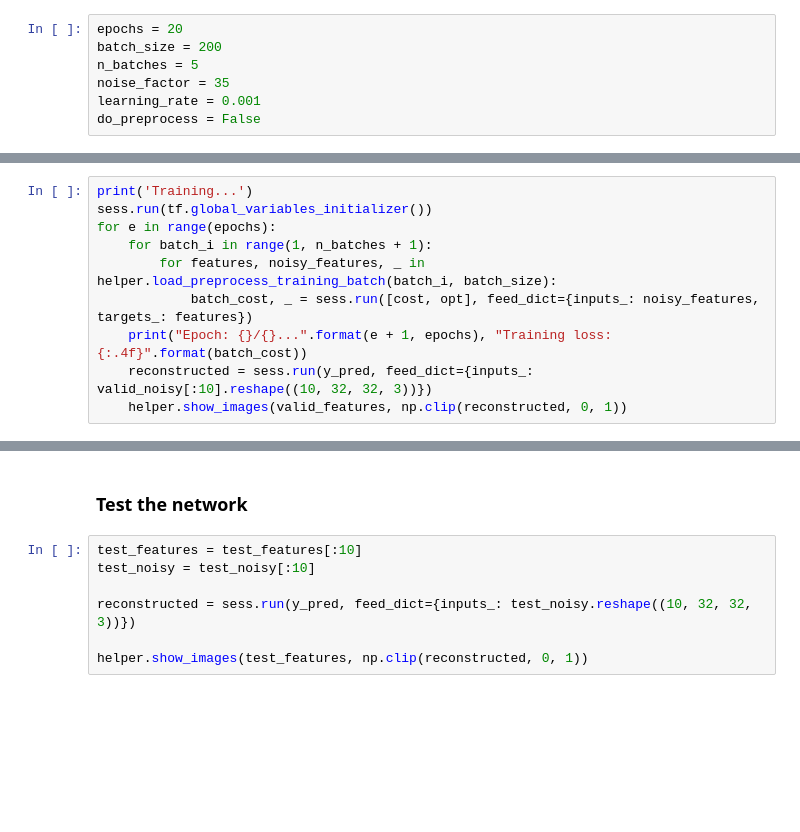
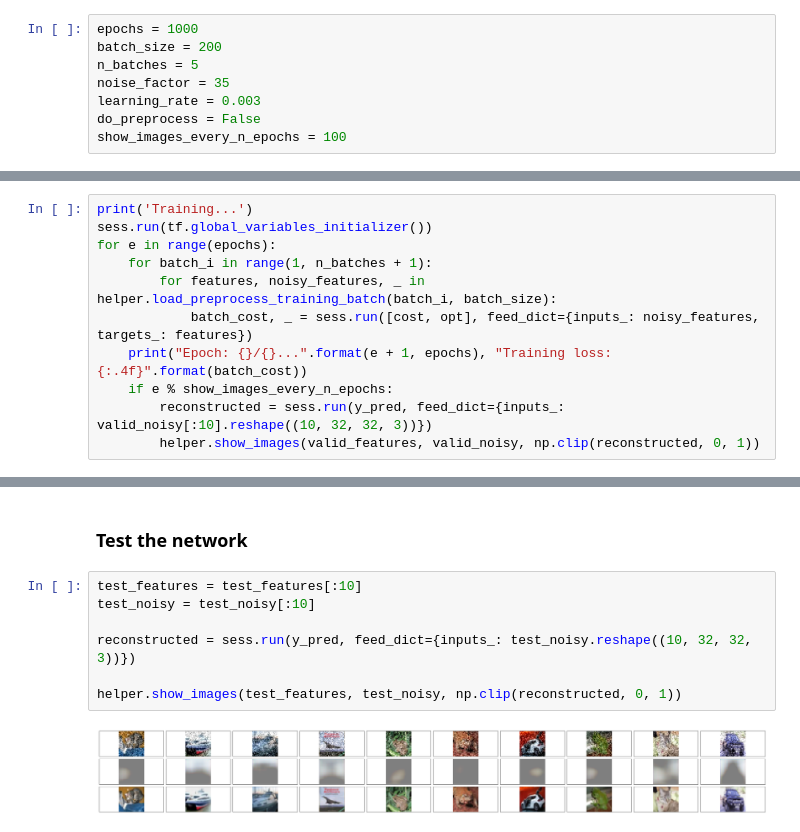
Before and after one commit to amirkeren/deep-learning-course, a Jupyter notebook: ex3/ex3.ipynb, the cells around one changed output, grey strips where cells are left out. Drawn from its saved outputs; the diff is of its cells as text; blank space fills up the shorter version.

```diff
--- a/ex3/ex3.ipynb
+++ b/ex3/ex3.ipynb
@@ -12,12 +12,13 @@ import matplotlib.pyplot as plt
 # %% [markdown]
 ### Hyperparameters
 # %%
-epochs = 20
+epochs = 1000
 batch_size = 200
 n_batches = 5
 noise_factor = 35
-learning_rate = 0.001
+learning_rate = 0.003
 do_preprocess = False
+show_images_every_n_epochs = 100
 # %% [markdown]
 ### Prepare the dataset
 # %%
@@ -205,7 +206,8 @@ for e in range(epochs):
         for features, noisy_features, _ in helper.load_preprocess_training_batch(batch_i, batch_size):
             batch_cost, _ = sess.run([cost, opt], feed_dict={inputs_: noisy_features, targets_: features})
     print("Epoch: {}/{}...".format(e + 1, epochs), "Training loss: {:.4f}".format(batch_cost))
-    reconstructed = sess.run(y_pred, feed_dict={inputs_: valid_noisy[:10].reshape((10, 32, 32, 3))})
-    helper.show_images(valid_features, np.clip(reconstructed, 0, 1))
+    if e % show_images_every_n_epochs:
+        reconstructed = sess.run(y_pred, feed_dict={inputs_: valid_noisy[:10].reshape((10, 32, 32, 3))})
+        helper.show_images(valid_features, valid_noisy, np.clip(reconstructed, 0, 1))
 # %% [output]
 Training...
@@ -215,7 +217,9 @@ KeyboardInterrupt:
 # %%
 test_features = test_features[:10]
 test_noisy = test_noisy[:10]
 
 reconstructed = sess.run(y_pred, feed_dict={inputs_: test_noisy.reshape((10, 32, 32, 3))})
 
-helper.show_images(test_features, np.clip(reconstructed, 0, 1))
+helper.show_images(test_features, test_noisy, np.clip(reconstructed, 0, 1))
+# %% [output]
+[figure, added]
```
Also changed, not shown: parts of 2 cells of this notebook, 1 other file.
